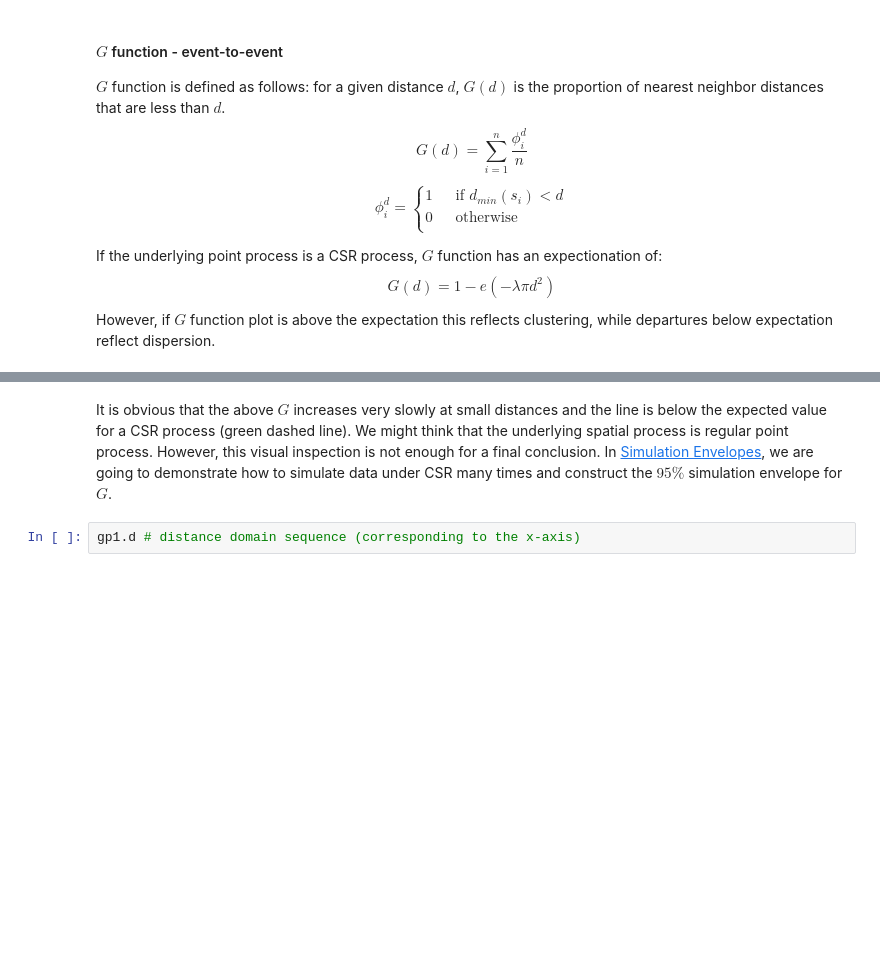
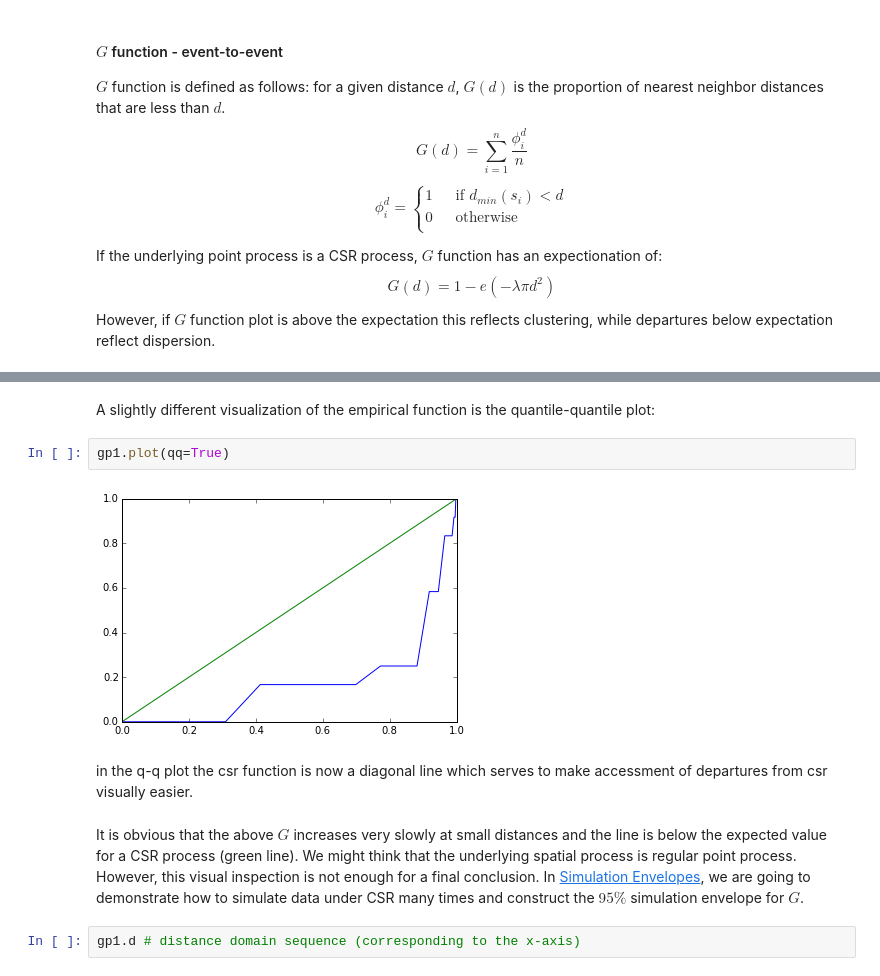
Before and after one commit to pysal/pointpats, a Jupyter notebook: distance_statistics.ipynb, the cells around one changed output, grey strips where cells are left out. Cells and saved outputs as stored; diff of their text form; blank space fills up the shorter version.

Commit message:
qq plot and pep8 fixes

```diff
--- a/distance_statistics.ipynb
+++ b/distance_statistics.ipynb
@@ -169,5 +169,13 @@ gp1.plot()
+# %% [markdown]
+A slightly different visualization of the empirical function is the quantile-quantile plot:
+# %%
+gp1.plot(qq=True)
+# %% [output]
+[figure, added]
+# %% [markdown]
+in the q-q plot the csr function is now a diagonal line which serves to make accessment of departures from csr visually easier.
 # %% [markdown]
-It is obvious that the above $G$ increases very slowly at small distances and the line is below the expected value for a CSR process (green dashed line). We might think that the underlying spatial process is regular point process. However, this visual inspection is not enough for a final conclusion.  In [Simulation Envelopes](#Simulation-Envelopes), we are going to demonstrate how to simulate data under CSR many times and construct the $95\%$ simulation envelope for $G$.
+It is obvious that the above $G$ increases very slowly at small distances and the line is below the expected value for a CSR process (green  line). We might think that the underlying spatial process is regular point process. However, this visual inspection is not enough for a final conclusion.  In [Simulation Envelopes](#Simulation-Envelopes), we are going to demonstrate how to simulate data under CSR many times and construct the $95\%$ simulation envelope for $G$.
 # %%
 gp1.d # distance domain sequence (corresponding to the x-axis)
 # %% [output]
```
Also changed, not shown: parts of 27 cells of this notebook, 1 other file.
